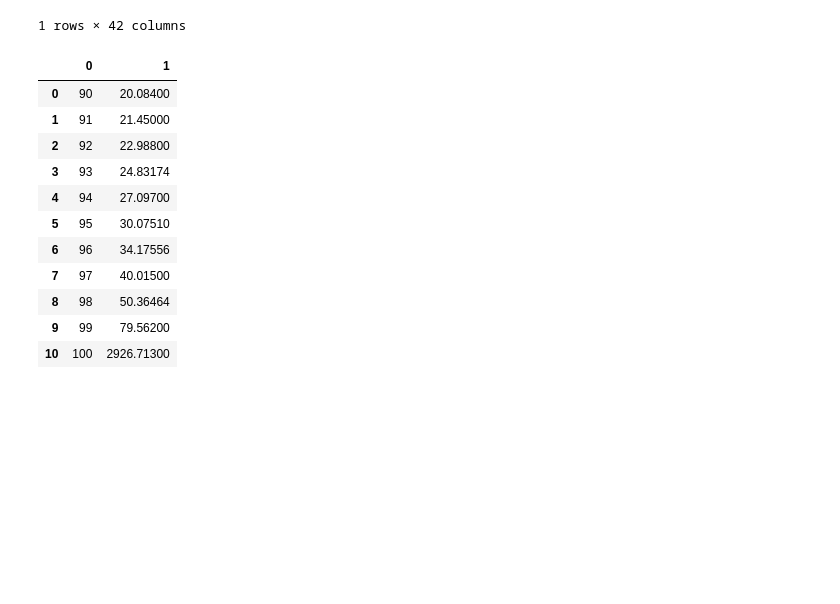
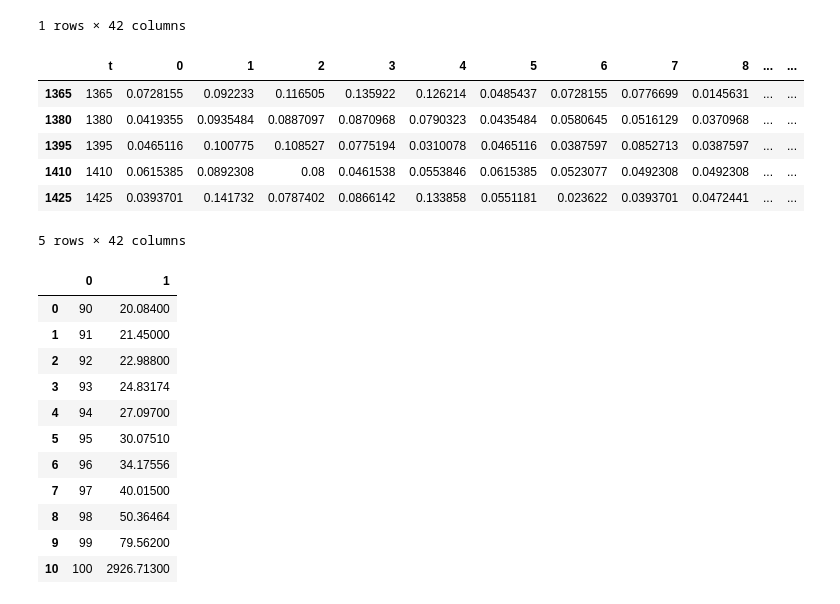
Before and after one commit to thummelt/master-thesis, a Jupyter notebook: code/src/Data_Analysis.ipynb, the cells around one changed output. Cells and saved outputs as stored; diff of their text form; code cells hidden in the pictures; blank space fills up the shorter version.

```diff
--- a/code/src/Data_Analysis.ipynb
+++ b/code/src/Data_Analysis.ipynb
@@ -129,6 +129,16 @@ d_len[d_len["t"] == 300].tail(1)
 |  | t | 0 | 1 | 2 | 3 | 4 | 5 | 6 | 7 | 8 | ... | ... |
 | 300 | 300 | 0.046398 | 0.043956 | 0.034188 | 0.034188 | 0.035409 | 0.03663 | 0.032967 | 0.041514 | 0.021978 | ... | ... |
 1 rows × 42 columns
+# %%
+d_len.tail()
+# %% [output]
+|  | t | 0 | 1 | 2 | 3 | 4 | 5 | 6 | 7 | 8 | ... | ... |
+| 1365 | 1365 | 0.0728155 | 0.092233 | 0.116505 | 0.135922 | 0.126214 | 0.0485437 | 0.0728155 | 0.0776699 | 0.0145631 | ... | ... |
+| 1380 | 1380 | 0.0419355 | 0.0935484 | 0.0887097 | 0.0870968 | 0.0790323 | 0.0435484 | 0.0580645 | 0.0516129 | 0.0370968 | ... | ... |
+| 1395 | 1395 | 0.0465116 | 0.100775 | 0.108527 | 0.0775194 | 0.0310078 | 0.0465116 | 0.0387597 | 0.0852713 | 0.0387597 | ... | ... |
+| 1410 | 1410 | 0.0615385 | 0.0892308 | 0.08 | 0.0461538 | 0.0553846 | 0.0615385 | 0.0523077 | 0.0492308 | 0.0492308 | ... | ... |
+| 1425 | 1425 | 0.0393701 | 0.141732 | 0.0787402 | 0.0866142 | 0.133858 | 0.0551181 | 0.023622 | 0.0393701 | 0.0472441 | ... | ... |
+5 rows × 42 columns
 # %%
 pd.DataFrame([(p,np.percentile(df_tmp.loc[:, "TRPMILES"], p)) for p in range(90,101,1)])
 
```
Also changed, not shown: 1 other file.
